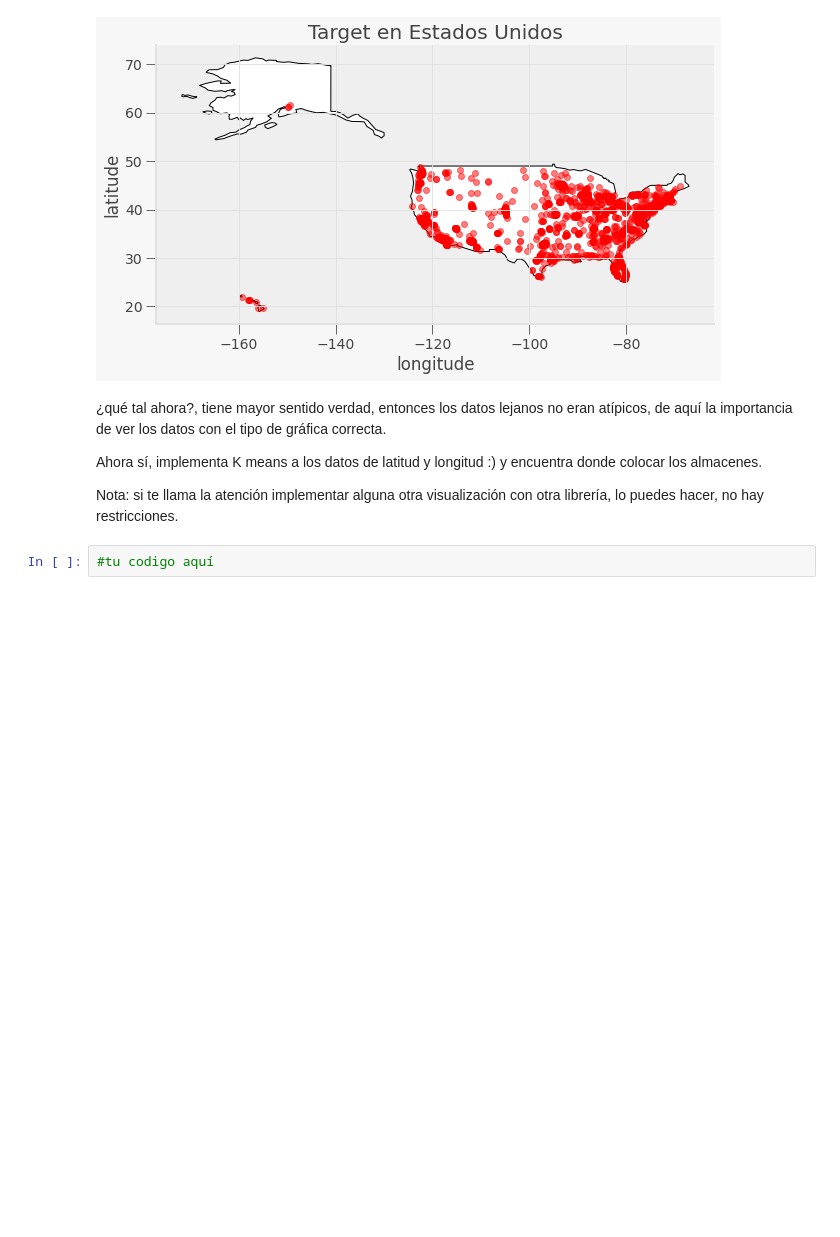
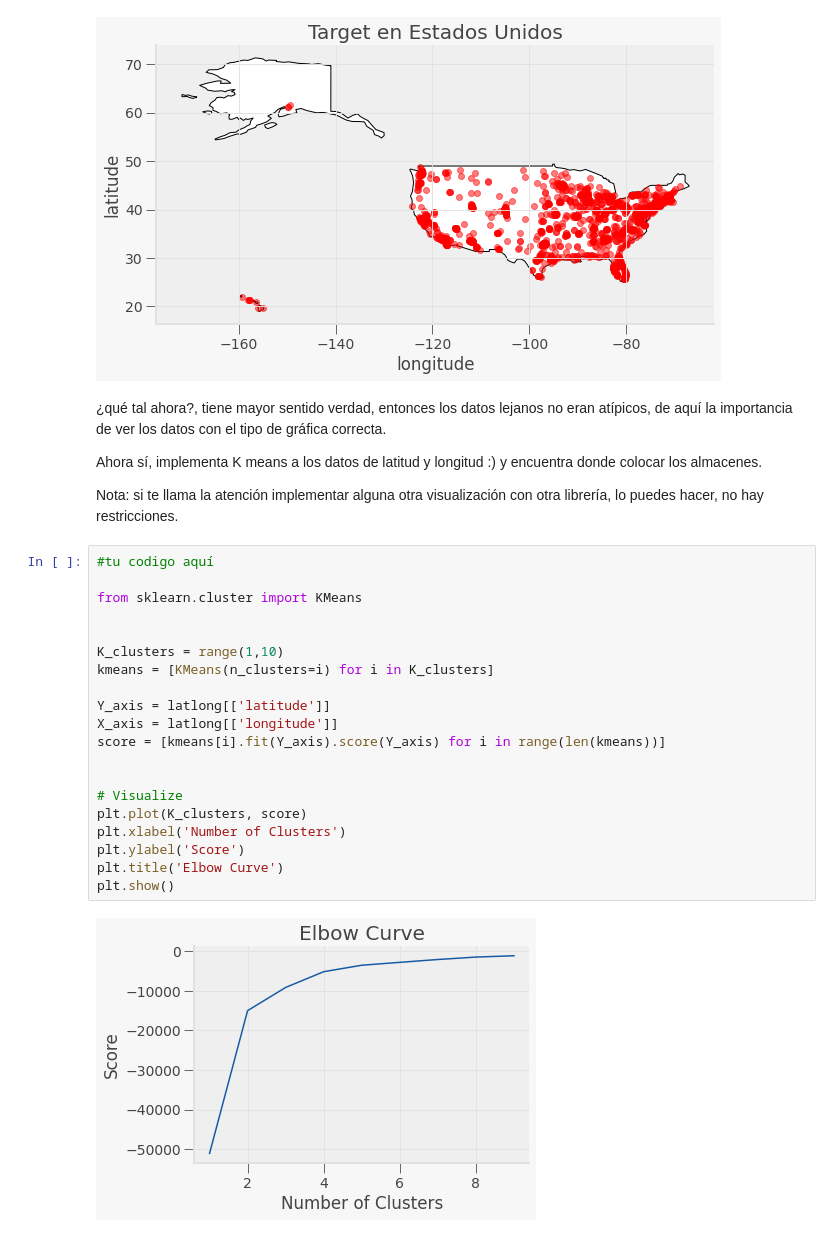
Before and after one commit to PosgradoMNA/Actividades_de_Aprendizaje_A01793670_BryanAlvaradoCruz, a Jupyter notebook: A01793670_Actividad_Semanal_7_Kmeans.ipynb, the cells around one changed output. Drawn from its saved outputs; the diff is of its cells as text; blank space fills up the shorter version.

```diff
--- a/A01793670_Actividad_Semanal_7_Kmeans.ipynb
+++ b/A01793670_Actividad_Semanal_7_Kmeans.ipynb
@@ -216,5 +222,25 @@ plt.show()
 Ahora sí, implementa K means a los datos de latitud y longitud :) y encuentra donde colocar los almacenes.
 
 Nota: si te llama la atención implementar alguna otra visualización con otra librería, lo puedes hacer, no hay restricciones.
-# %%
-#tu codigo aquí
+# %%
+#tu codigo aquí
+
+from sklearn.cluster import KMeans
+
+
+K_clusters = range(1,10)
+kmeans = [KMeans(n_clusters=i) for i in K_clusters]
+
+Y_axis = latlong[['latitude']]
+X_axis = latlong[['longitude']]
+score = [kmeans[i].fit(Y_axis).score(Y_axis) for i in range(len(kmeans))]
+
+
+# Visualize
+plt.plot(K_clusters, score)
+plt.xlabel('Number of Clusters')
+plt.ylabel('Score')
+plt.title('Elbow Curve')
+plt.show()
+# %% [output]
+[figure, added]
```
Also changed, not shown: parts of 11 cells of this notebook.
